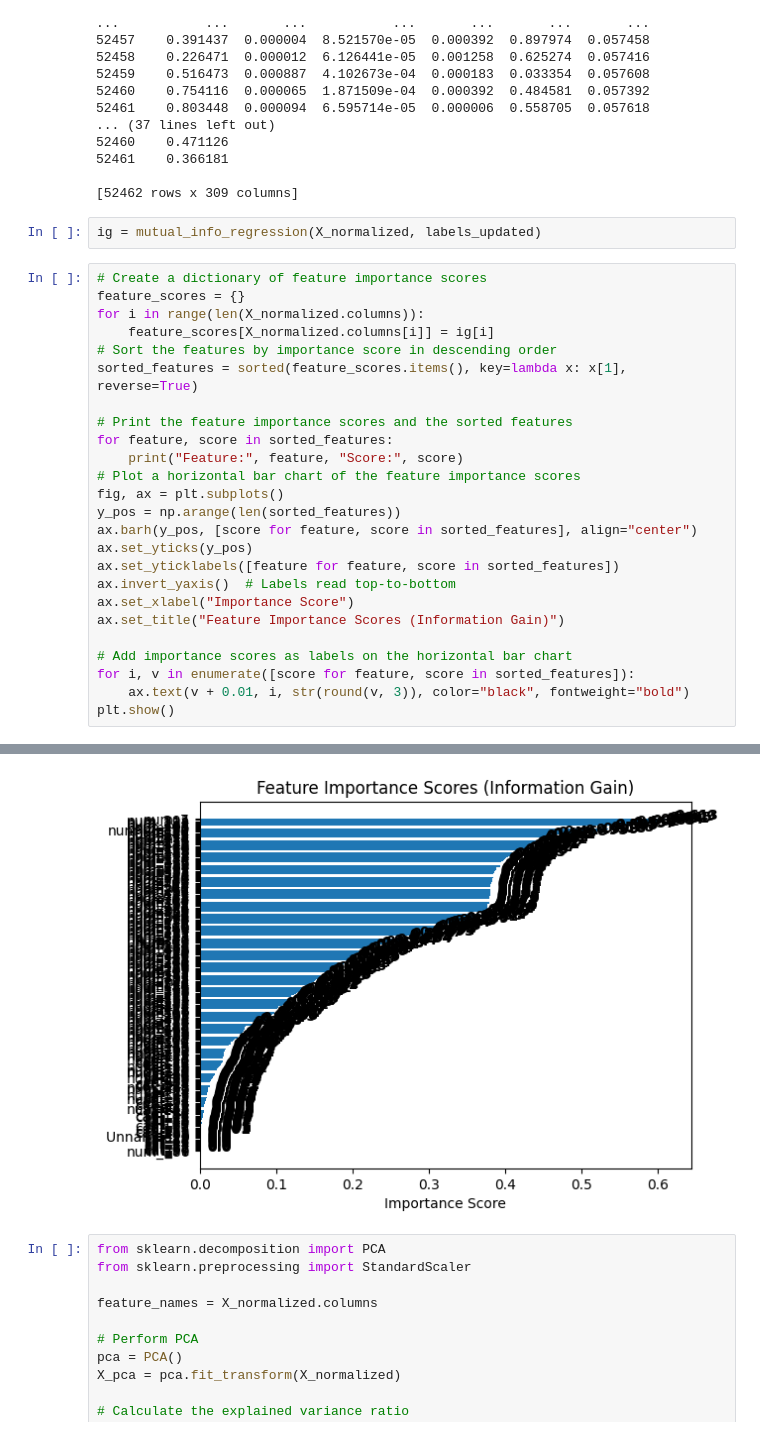
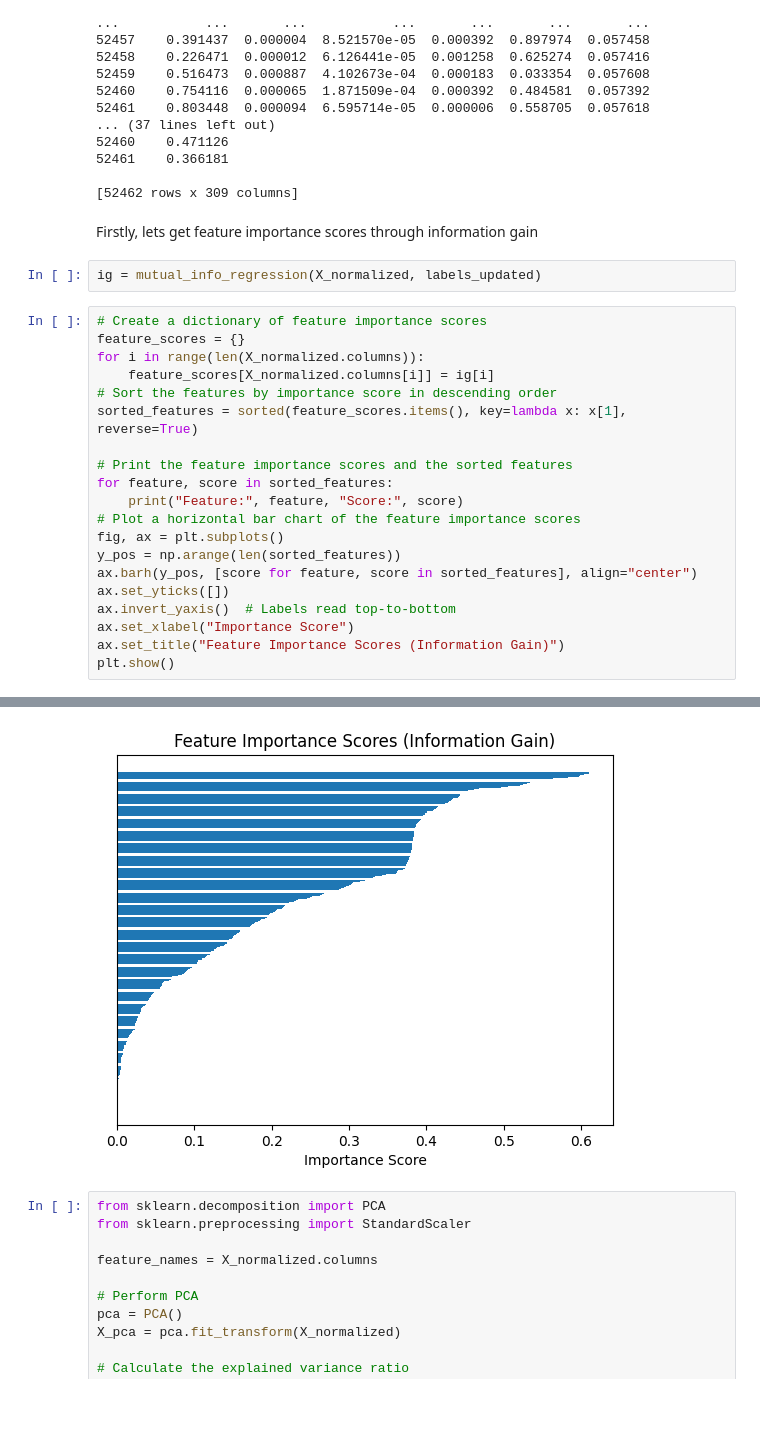
Before and after one commit to TimofiyJ/DS_PB, a Jupyter notebook: main.ipynb, the cells around one changed output, grey strips where cells are left out. Drawn from its saved outputs; the diff is of its cells as text; blank space fills up the shorter version.

```diff
--- a/main.ipynb
+++ b/main.ipynb
@@ -555,6 +558,8 @@ print(X_normalized)
 52461    0.366181
 
 [52462 rows x 309 columns]
+# %% [markdown]
+Firstly, lets get feature importance scores through information gain
 # %%
 ig = mutual_info_regression(X_normalized, labels_updated)
 # %%
@@ -572,14 +577,9 @@ for feature, score in sorted_features:
 fig, ax = plt.subplots()
 y_pos = np.arange(len(sorted_features))
 ax.barh(y_pos, [score for feature, score in sorted_features], align="center")
-ax.set_yticks(y_pos)
-ax.set_yticklabels([feature for feature, score in sorted_features])
+ax.set_yticks([])
 ax.invert_yaxis()  # Labels read top-to-bottom
 ax.set_xlabel("Importance Score")
 ax.set_title("Feature Importance Scores (Information Gain)")
-
-# Add importance scores as labels on the horizontal bar chart
-for i, v in enumerate([score for feature, score in sorted_features]):
-    ax.text(v + 0.01, i, str(round(v, 3)), color="black", fontweight="bold")
 plt.show()
 # %% [output]
@@ -603,4 +603,4 @@ Feature: num_386 Score: 0.0
-[figure, old version]
+[figure, new version]
 # %%
 from sklearn.decomposition import PCA
 from sklearn.preprocessing import StandardScaler
```
Also changed, not shown: parts of 28 cells of this notebook.
